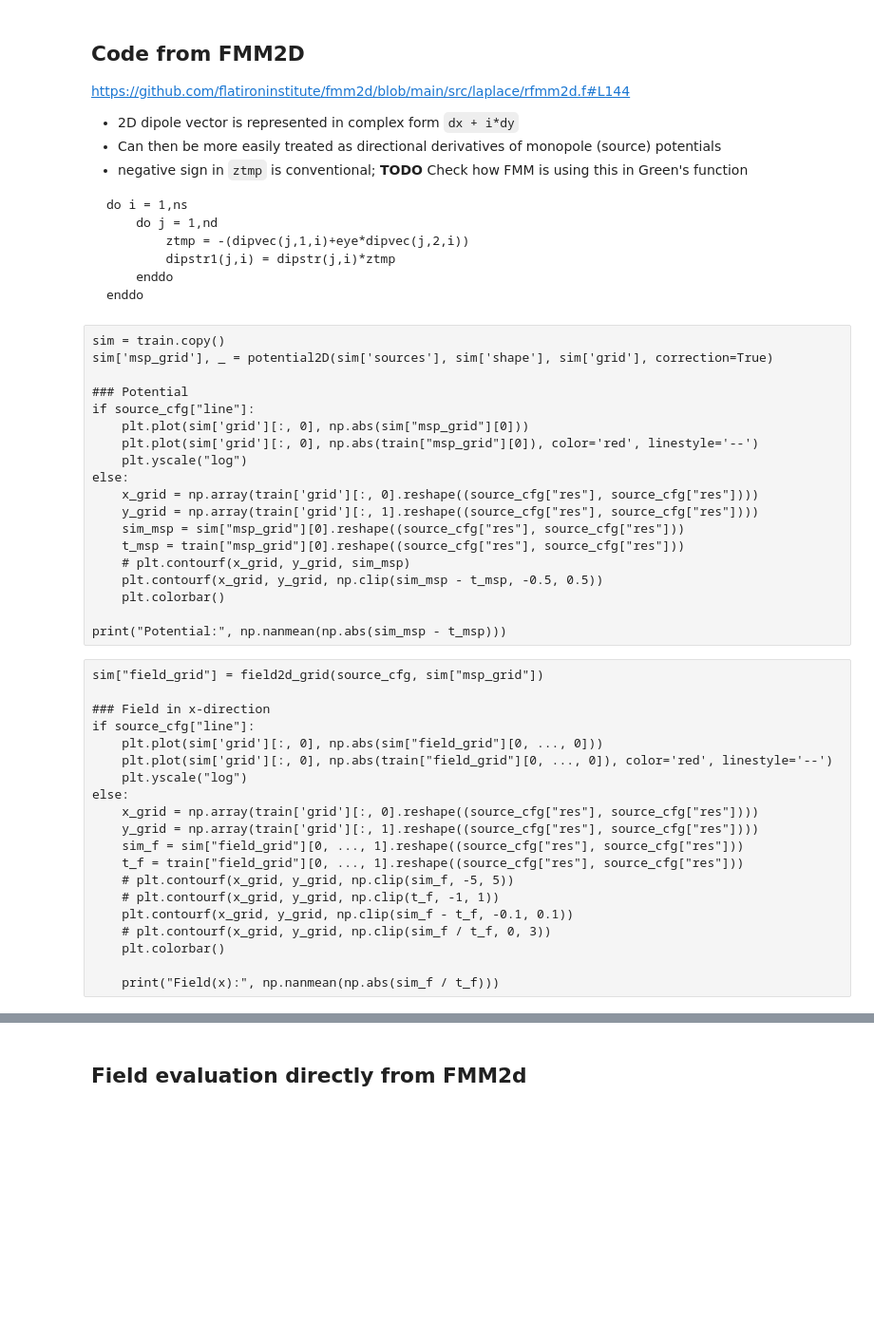
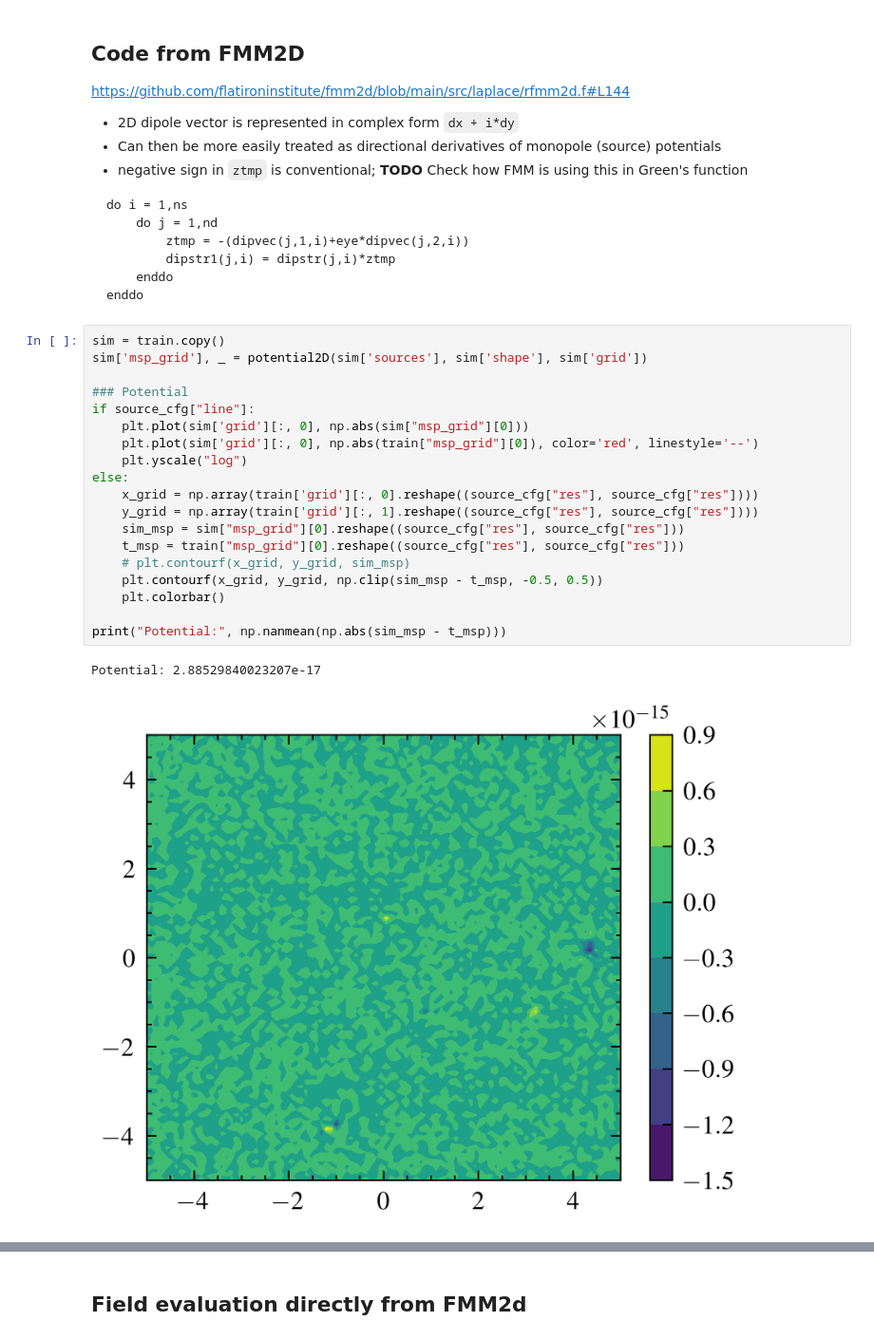
Before and after one commit to cmt-dtu-energy/hypermagnetics, a Jupyter notebook: nbs/check_fmm.ipynb, the cells around one changed output, grey strips where cells are left out. Shown at 95% size. Cells and saved outputs as stored; diff of their text form; blank space fills up the shorter version.

Commit message:
Streamline FMM correction

````diff
--- a/nbs/check_fmm.ipynb
+++ b/nbs/check_fmm.ipynb
@@ -56,42 +56,25 @@ do i = 1,ns
     enddo
 enddo
 ```
-# %% [raw]
-sim = train.copy()
-sim['msp_grid'], _ = potential2D(sim['sources'], sim['shape'], sim['grid'], correction=True)
-
-### Potential
-if source_cfg["line"]:
-    plt.plot(sim['grid'][:, 0], np.abs(sim["msp_grid"][0]))
-    plt.plot(sim['grid'][:, 0], np.abs(train["msp_grid"][0]), color='red', linestyle='--')
-    plt.yscale("log")
-else:
-    x_grid = np.array(train['grid'][:, 0].reshape((source_cfg["res"], source_cfg["res"])))
-    y_grid = np.array(train['grid'][:, 1].reshape((source_cfg["res"], source_cfg["res"])))
-    sim_msp = sim["msp_grid"][0].reshape((source_cfg["res"], source_cfg["res"]))
-    t_msp = train["msp_grid"][0].reshape((source_cfg["res"], source_cfg["res"]))
-    # plt.contourf(x_grid, y_grid, sim_msp)
-    plt.contourf(x_grid, y_grid, np.clip(sim_msp - t_msp, -0.5, 0.5))
-    plt.colorbar()
-
-print("Potential:", np.nanmean(np.abs(sim_msp - t_msp)))
-# %% [raw]
-sim["field_grid"] = field2d_grid(source_cfg, sim["msp_grid"])
-
-### Field in x-direction
-if source_cfg["line"]:
-    plt.plot(sim['grid'][:, 0], np.abs(sim["field_grid"][0, ..., 0]))
-    plt.plot(sim['grid'][:, 0], np.abs(train["field_grid"][0, ..., 0]), color='red', linestyle='--')
-    plt.yscale("log")
-else:
-    x_grid = np.array(train['grid'][:, 0].reshape((source_cfg["res"], source_cfg["res"])))
-    y_grid = np.array(train['grid'][:, 1].reshape((source_cfg["res"], source_cfg["res"])))
-    sim_f = sim["field_grid"][0, ..., 1].reshape((source_cfg["res"], source_cfg["res"]))
-    t_f = train["field_grid"][0, ..., 1].reshape((source_cfg["res"], source_cfg["res"]))
-    # plt.contourf(x_grid, y_grid, np.clip(sim_f, -5, 5))
-    # plt.contourf(x_grid, y_grid, np.clip(t_f, -1, 1))
-    plt.contourf(x_grid, y_grid, np.clip(sim_f - t_f, -0.1, 0.1))
-    # plt.contourf(x_grid, y_grid, np.clip(sim_f / t_f, 0, 3))
-    plt.colorbar()
-
-    print("Field(x):", np.nanmean(np.abs(sim_f / t_f)))
+# %%
+sim = train.copy()
+sim['msp_grid'], _ = potential2D(sim['sources'], sim['shape'], sim['grid'])
+
+### Potential
+if source_cfg["line"]:
+    plt.plot(sim['grid'][:, 0], np.abs(sim["msp_grid"][0]))
+    plt.plot(sim['grid'][:, 0], np.abs(train["msp_grid"][0]), color='red', linestyle='--')
+    plt.yscale("log")
+else:
+    x_grid = np.array(train['grid'][:, 0].reshape((source_cfg["res"], source_cfg["res"])))
+    y_grid = np.array(train['grid'][:, 1].reshape((source_cfg["res"], source_cfg["res"])))
+    sim_msp = sim["msp_grid"][0].reshape((source_cfg["res"], source_cfg["res"]))
+    t_msp = train["msp_grid"][0].reshape((source_cfg["res"], source_cfg["res"]))
+    # plt.contourf(x_grid, y_grid, sim_msp)
+    plt.contourf(x_grid, y_grid, np.clip(sim_msp - t_msp, -0.5, 0.5))
+    plt.colorbar()
+
+print("Potential:", np.nanmean(np.abs(sim_msp - t_msp)))
+# %% [output]
+Potential: 2.88529840023207e-17
+[figure, added]
````
Also changed, not shown: parts of 4 cells of this notebook, 4 other files.
